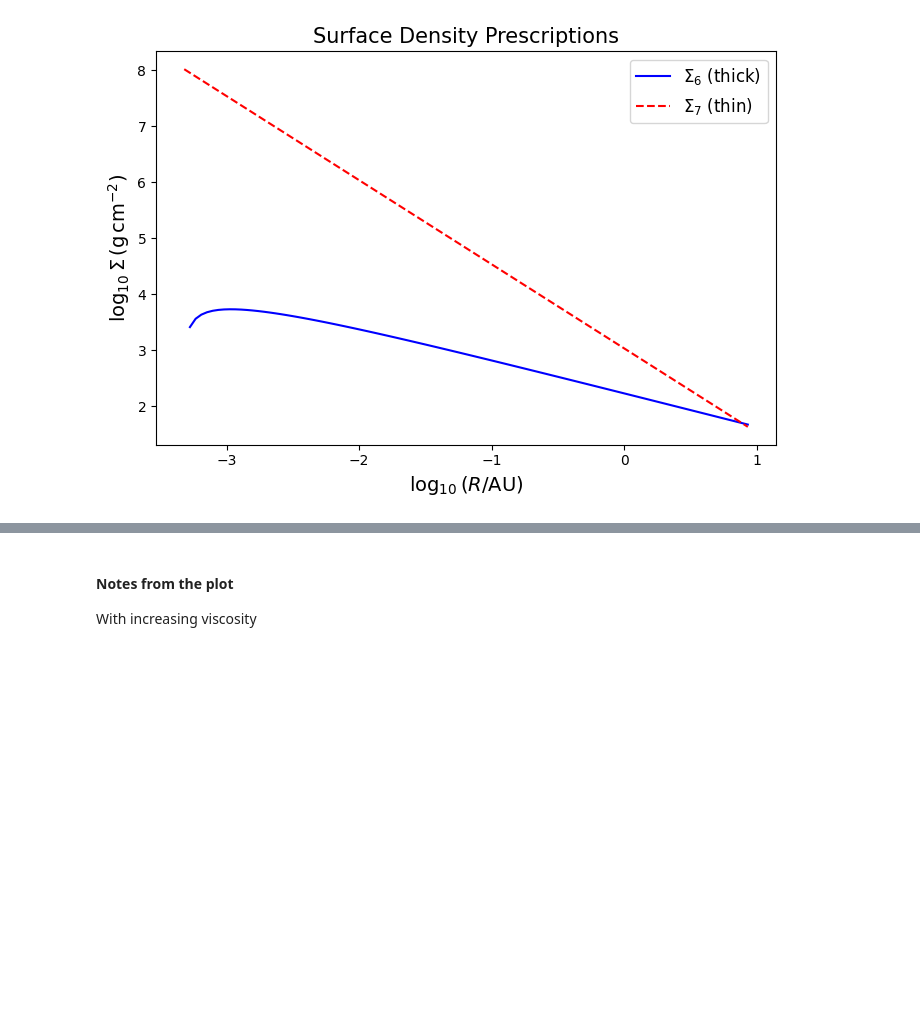
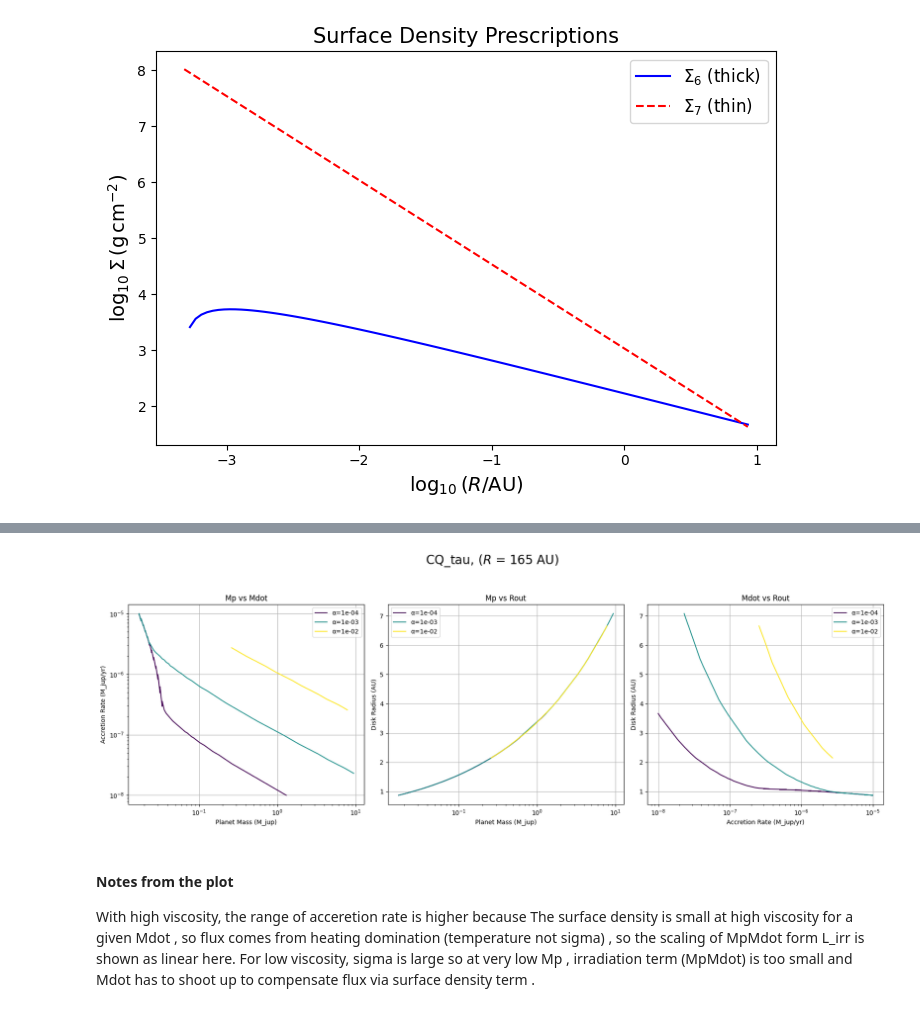
Before and after one commit to VWelke/CPD_MPIA, a Jupyter notebook: CPD_Emission_Models/CPD_Em_2.ipynb, the cells around one changed output, grey strips where cells are left out. Cells and saved outputs as stored; diff of their text form; code cells hidden in the pictures; blank space fills up the shorter version.

```diff
--- a/CPD_Emission_Models/CPD_Em_2.ipynb
+++ b/CPD_Emission_Models/CPD_Em_2.ipynb
@@ -772,4 +663,15 @@ plt.show()
+# %%
+# Plot the temperature components for each case too
+
+# Do this for the 4 candidates
+
+CQ_tau_disk_arr = ["CQ_tau", 1.4, 149, 10]
+zhu_plots( target_flux=294, tolerance=3, disk_arr=CQ_tau_disk_arr, rp=165 )
+# %% [output]
+[figure, added]
 # %% [markdown]
 #### Notes from the plot
 
-With increasing viscosity
+With high viscosity, the range of acceretion rate is higher because
+The surface density is small at high viscosity for a given Mdot , so flux comes from heating domination (temperature not sigma) , so the scaling of MpMdot form L_irr is shown as linear here.
+For low viscosity, sigma is large so at very low Mp , irradiation term (MpMdot) is too small and Mdot has to shoot up to compensate flux via surface density term .
```
Also changed, not shown: parts of 13 cells of this notebook.
